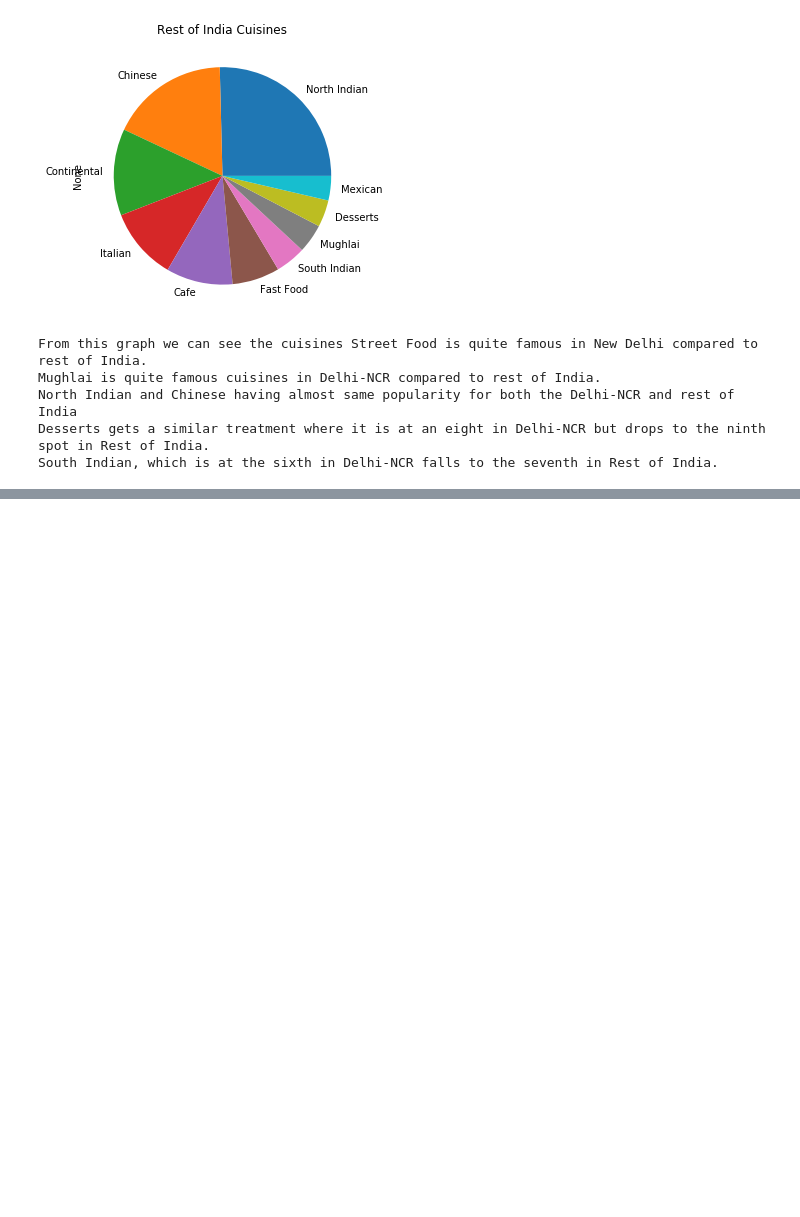
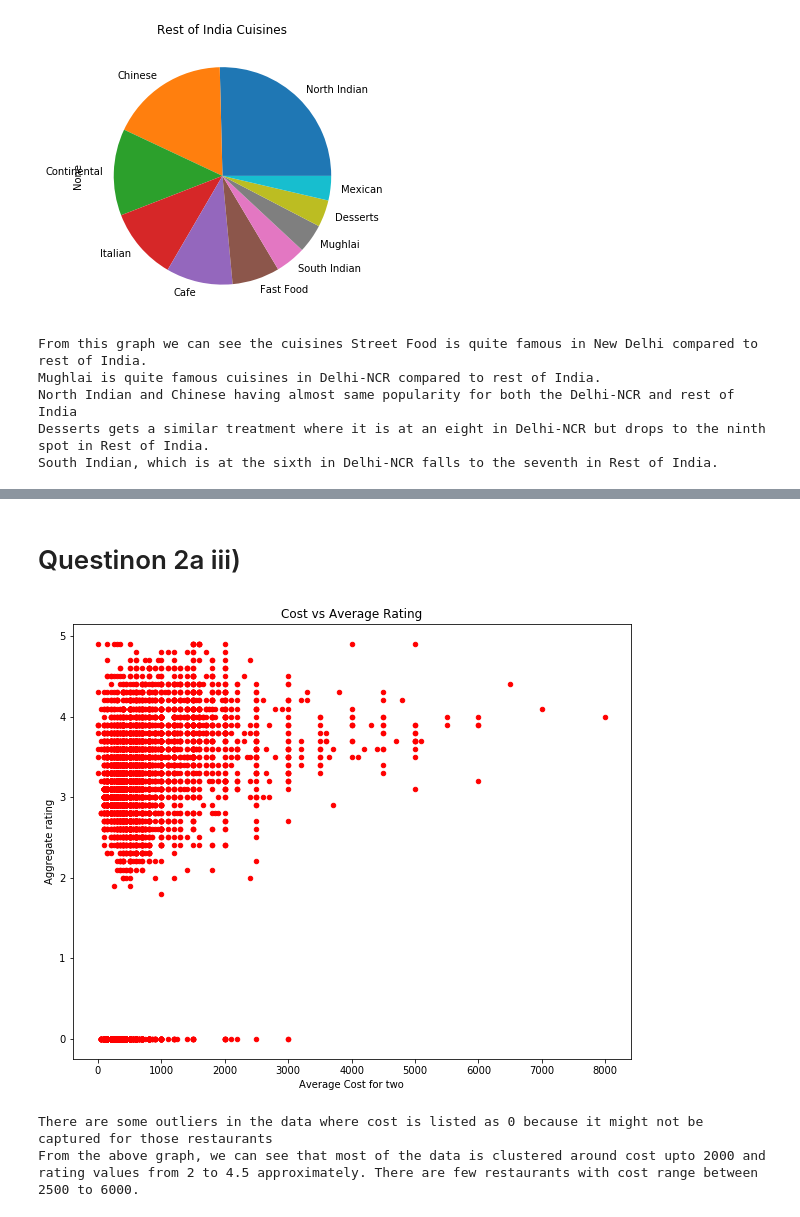
Before and after one commit to abhisngh/Zomato_Dataset_Analyses, a Jupyter notebook: Zomato_analyses.ipynb, the cells around one changed output, grey strips where cells are left out. Saved outputs shown, nothing was run; the diff lists cells and outputs as text; code cells hidden in the pictures; blank space fills up the shorter version.

```diff
--- a/Zomato_analyses.ipynb
+++ b/Zomato_analyses.ipynb
@@ -485,0 +584,14 @@ South Indian, which is at the sixth in Delhi-NCR falls to the seventh in Rest of
+# %% [markdown]
+# Questinon 2a iii)
+# %%
+df_india.plot.scatter(x='Average Cost for two',y='Aggregate rating',figsize=(10,8), color='red', title="Cost vs Average Rating")
+plt.show()
+# %% [output]
+[figure, added]
+# %%
+'''Analysis'''
+print('There are some outliers in the data where cost is listed as 0 because it might not be captured for those restaurants')
+print('From the above graph, we can see that most of the data is clustered around cost upto 2000 and rating values from 2 to 4.5 approximately. There are few restaurants with cost range between 2500 to 6000.')
+# %% [output]
+There are some outliers in the data where cost is listed as 0 because it might not be captured for those restaurants
+From the above graph, we can see that most of the data is clustered around cost upto 2000 and rating values from 2 to 4.5 approximately. There are few restaurants with cost range between 2500 to 6000.
```
Also changed, not shown: parts of 33 cells of this notebook.
